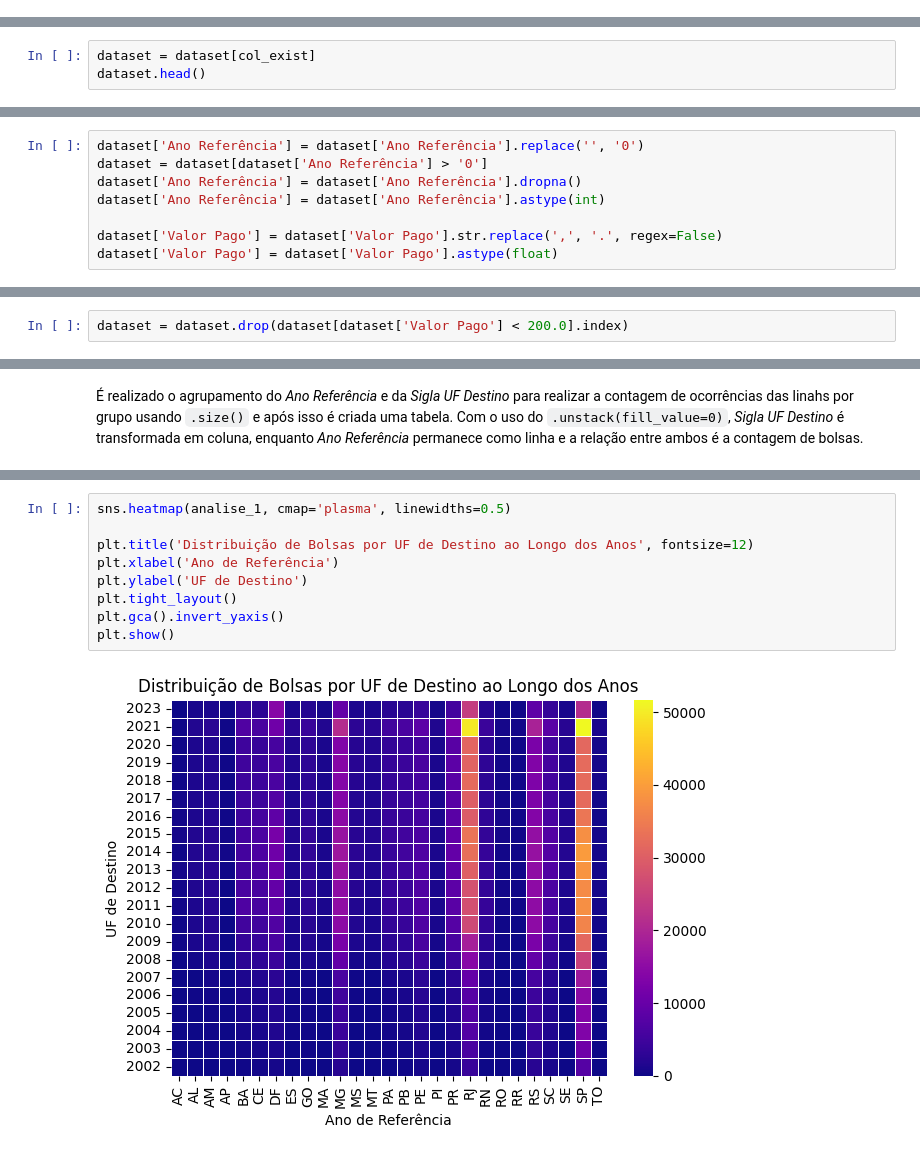
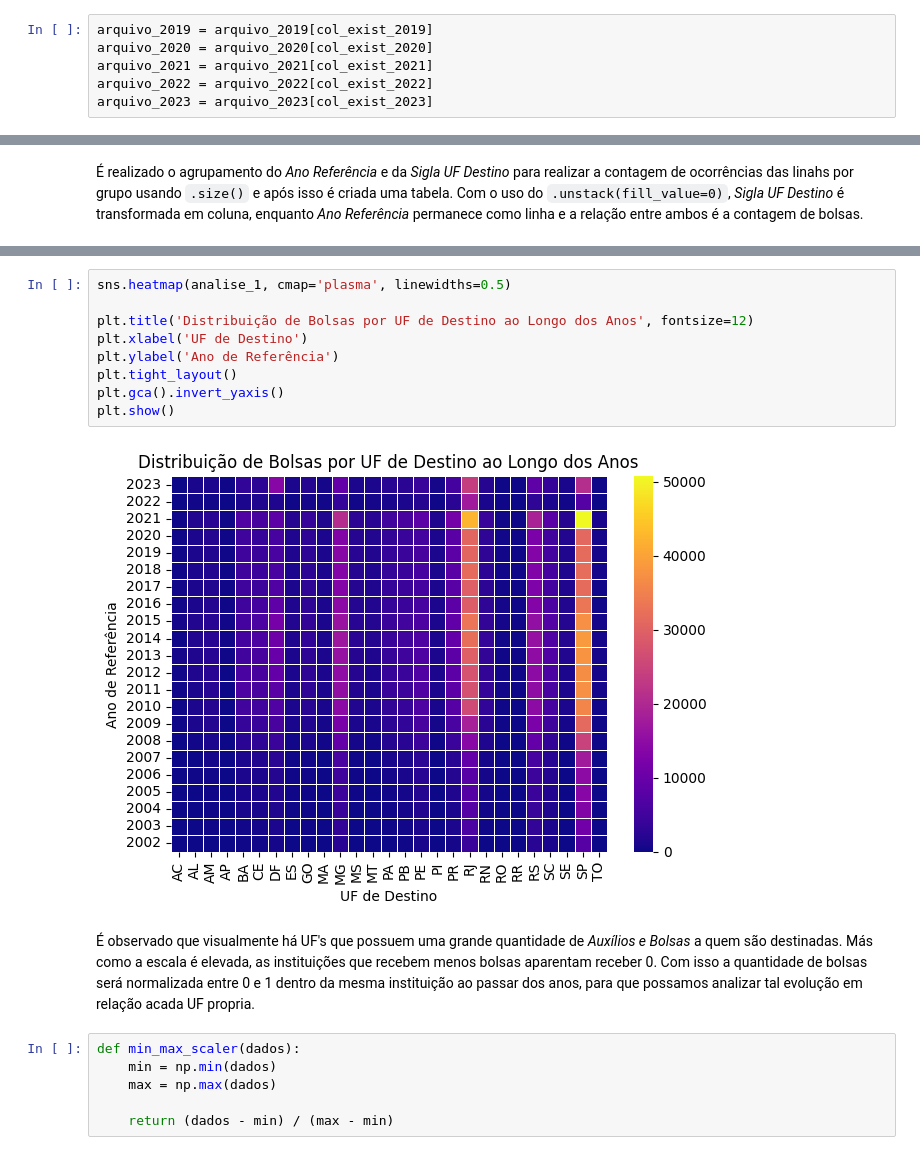
Before and after one commit to SidneyJunior01234/CD_IMD-EDA_AUX_BOLS_CNPq, a Jupyter notebook: Notebooks/EDA_CNPq.ipynb, the cells around one changed output, grey strips where cells are left out. Drawn from its saved outputs; the diff is of its cells as text.

```diff
--- a/Notebooks/EDA_CNPq.ipynb
+++ b/Notebooks/EDA_CNPq.ipynb
@@ -225,0 +277,6 @@ dataset.head()
+# %%
+arquivo_2019 = arquivo_2019[col_exist_2019]
+arquivo_2020 = arquivo_2020[col_exist_2020]
+arquivo_2021 = arquivo_2021[col_exist_2021]
+arquivo_2022 = arquivo_2022[col_exist_2022]
+arquivo_2023 = arquivo_2023[col_exist_2023]
@@ -272,3 +320,0 @@ print(col_exist)
-# %%
-dataset = dataset[col_exist]
-dataset.head()
@@ -348,8 +363,0 @@ Formatando *Ano Referência* e *Valor Pago* para valores numéricos.
-# %%
-dataset['Ano Referência'] = dataset['Ano Referência'].replace('', '0')
-dataset = dataset[dataset['Ano Referência'] > '0']
-dataset['Ano Referência'] = dataset['Ano Referência'].dropna()
-dataset['Ano Referência'] = dataset['Ano Referência'].astype(int)
-
-dataset['Valor Pago'] = dataset['Valor Pago'].str.replace(',', '.', regex=False)
-dataset['Valor Pago'] = dataset['Valor Pago'].astype(float)
@@ -462,2 +431,0 @@ Name: count, Length: 20660, dtype: int64
-# %%
-dataset = dataset.drop(dataset[dataset['Valor Pago'] < 200.0].index)
@@ -580,11 +520,19 @@ analise_1
 # %%
 sns.heatmap(analise_1, cmap='plasma', linewidths=0.5)
 
 plt.title('Distribuição de Bolsas por UF de Destino ao Longo dos Anos', fontsize=12)
-plt.xlabel('Ano de Referência')
-plt.ylabel('UF de Destino')
+plt.xlabel('UF de Destino')
+plt.ylabel('Ano de Referência')
 plt.tight_layout()
 plt.gca().invert_yaxis()
 plt.show()
 # %% [output]
-[figure, old version]
+[figure, new version]
+# %% [markdown]
+É observado que visualmente há UF's que possuem uma grande quantidade de *Auxílios e Bolsas* a quem são destinadas. Más como a escala é elevada, as instituições que recebem menos bolsas aparentam receber 0. Com isso a quantidade de bolsas será normalizada entre 0 e 1 dentro da mesma instituição ao passar dos anos, para que possamos analizar tal evolução em relação acada UF propria.
+# %%
+def min_max_scaler(dados):
+    min = np.min(dados)
+    max = np.max(dados)
+
+    return (dados - min) / (max - min)
```
Also changed, not shown: parts of 59 cells of this notebook.
